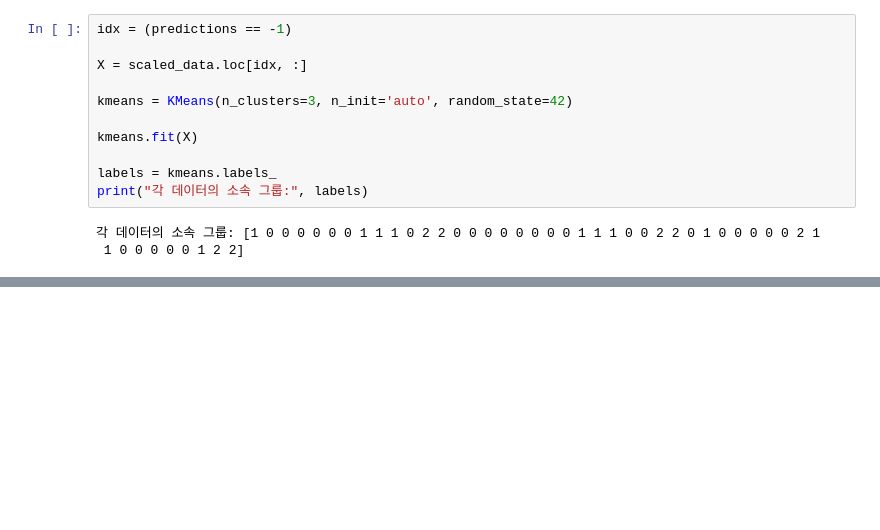
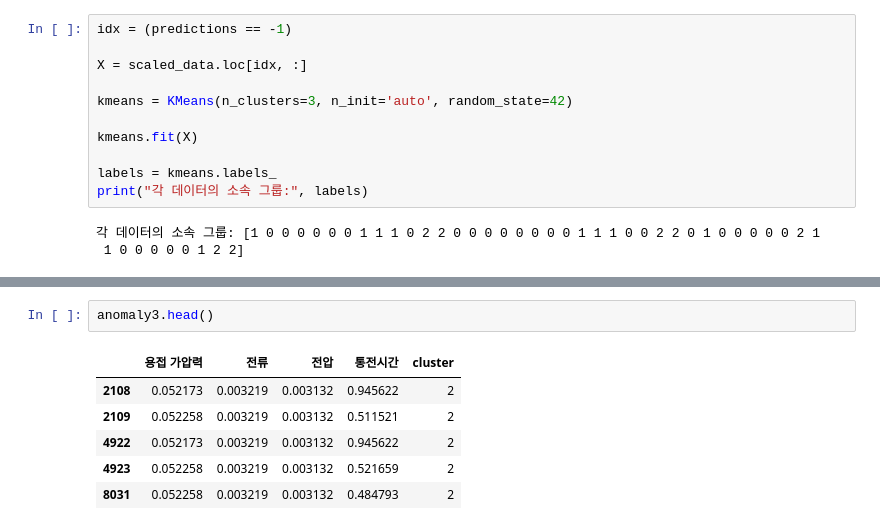
Before and after one commit to Jon-Irenicus/kamp_ai_competition, a Jupyter notebook: isolatoin_forest.ipynb, the cells around one changed output, grey strips where cells are left out. Saved outputs shown, nothing was run; the diff lists cells and outputs as text; blank space fills up the shorter version.

```diff
--- a/isolatoin_forest.ipynb
+++ b/isolatoin_forest.ipynb
@@ -86,0 +112,9 @@ print(np.sum(defect[undercut_idx]), np.sum(defect[lack_idx]), np.sum(defect[crac
+# %%
+anomaly3.head()
+# %% [output]
+|  | 용접 가압력 | 전류 | 전압 | 통전시간 | cluster |
+| 2108 | 0.052173 | 0.003219 | 0.003132 | 0.945622 | 2 |
+| 2109 | 0.052258 | 0.003219 | 0.003132 | 0.511521 | 2 |
+| 4922 | 0.052173 | 0.003219 | 0.003132 | 0.945622 | 2 |
+| 4923 | 0.052258 | 0.003219 | 0.003132 | 0.521659 | 2 |
+| 8031 | 0.052258 | 0.003219 | 0.003132 | 0.484793 | 2 |
```
Also changed, not shown: parts of 8 cells of this notebook, 1 other file.
